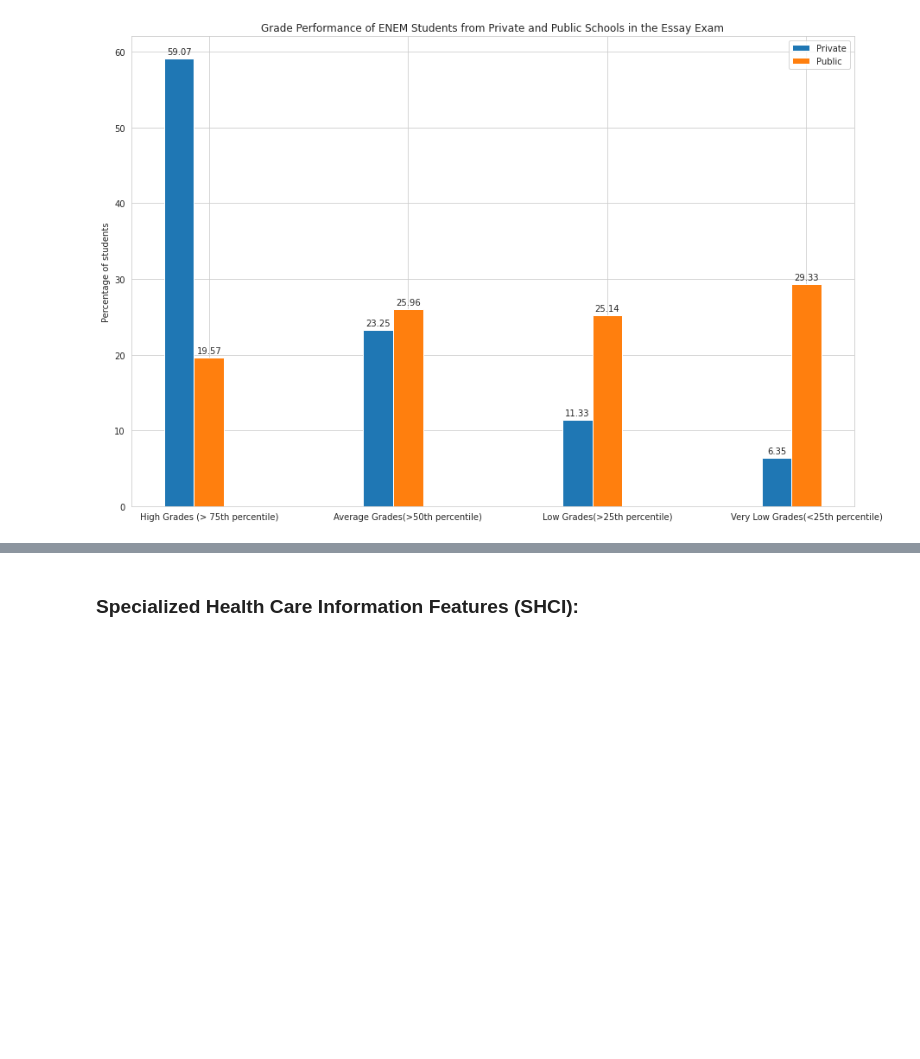
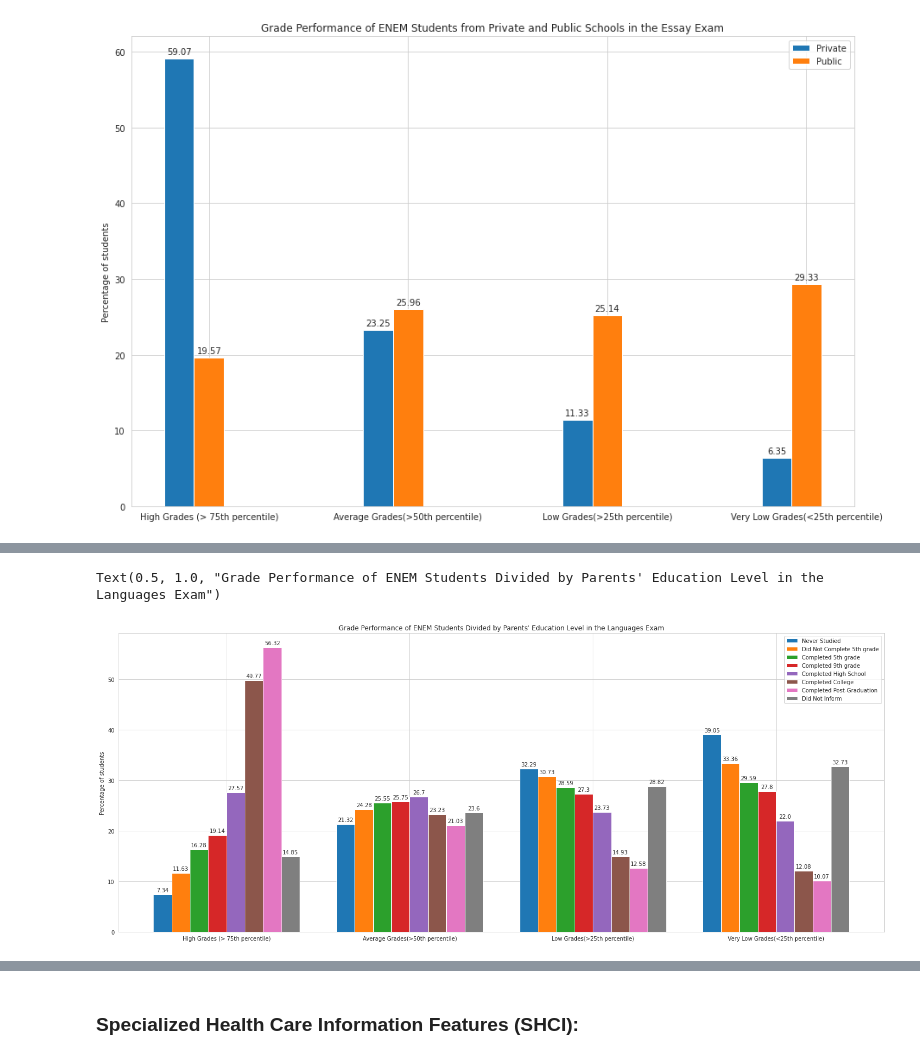
Before and after one commit to higorpr/ENEM_Exploration_Analysis, a Jupyter notebook: ENEM_Exploratory_Analysis.ipynb, the cells around one changed output, grey strips where cells are left out. Drawn from its saved outputs; the diff is of its cells as text; code cells hidden in the pictures; blank space fills up the shorter version.

```diff
--- a/ENEM_Exploratory_Analysis.ipynb
+++ b/ENEM_Exploratory_Analysis.ipynb
@@ -1334,0 +1579,53 @@ Hypothesis 3 states that:
+# %%
+# Creation of data labels for education levels subdivisions:
+ed_labels = {'A':'Never Studied', 'B': 'Did Not Complete 5th grade', 'C': 'Completed 5th grade', 'D': 'Completed 9th grade', 'E': 'Completed High School',
+             'F': 'Completed College', 'G': 'Completed Post-Graduation', 'H': 'Did Not Inform'}
+
+# Nature Sciences Plot:
+labels = ['High Grades (> 75th percentile)', 'Average Grades(>50th percentile)', 'Low Grades(>25th percentile)', 'Very Low Grades(<25th percentile)']
+# sns.set_theme()
+sns.set_style("whitegrid")
+
+x = 1.5*np.arange(len(labels))  # the label locations
+width = 0.15  # the width of the bars
+
+fig, ax = plt.subplots(figsize=(25,10))
+
+rects_a = ax.bar(x - 3.5 * width, ed_lvl_data['A']['NU_NOTA_CN'], width, label='Never Studied')
+rects_b = ax.bar(x - 2.5 * width, ed_lvl_data['B']['NU_NOTA_CN'], width, label='Did Not Complete 5th grade')
+rects_c = ax.bar(x - 1.5 * width, ed_lvl_data['C']['NU_NOTA_CN'], width, label='Completed 5th grade')
+rects_d = ax.bar(x - 0.5 * width, ed_lvl_data['D']['NU_NOTA_CN'], width, label='Completed 9th grade')
+rects_e = ax.bar(x + 0.5 * width, ed_lvl_data['E']['NU_NOTA_CN'], width, label='Completed High School')
+rects_f = ax.bar(x + 1.5 * width, ed_lvl_data['F']['NU_NOTA_CN'], width, label='Completed College')
+rects_g = ax.bar(x + 2.5 * width, ed_lvl_data['G']['NU_NOTA_CN'], width, label='Completed Post-Graduation')
+rects_h = ax.bar(x + 3.5 * width, ed_lvl_data['H']['NU_NOTA_CN'], width, label='Did Not Inform')
+
+ax.xaxis.set_ticks(x)
+ax.xaxis.set_ticklabels(labels)
+ax.legend()
+plt.ylabel('Percentage of students')
+
+def autolabel(rects):
+    """Attach a text label above each bar in *rects*, displaying its height."""
+    for rect in rects:
+        height = rect.get_height()
+        ax.annotate('{}'.format(height),
+                    xy=(rect.get_x() + rect.get_width() / 2, height),
+                    xytext=(0, 3),  # 3 points vertical offset
+                    textcoords="offset points",
+                    ha='center', va='bottom')
+
+autolabel(rects_a)
+autolabel(rects_b)
+autolabel(rects_c)
+autolabel(rects_d)
+autolabel(rects_e)
+autolabel(rects_f)
+autolabel(rects_g)
+autolabel(rects_h)
+
+
+plt.title("Grade Performance of ENEM Students Divided by Parents' Education Level in the Languages Exam")
+# %% [output]
+Text(0.5, 1.0, "Grade Performance of ENEM Students Divided by Parents' Education Level in the Languages Exam")
+[figure, added]
```
Also changed, not shown: parts of 17 cells of this notebook.
